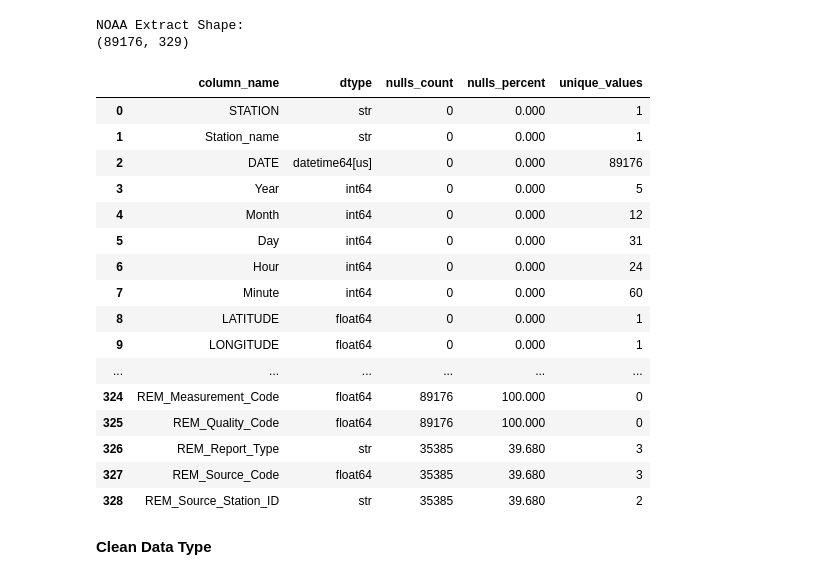
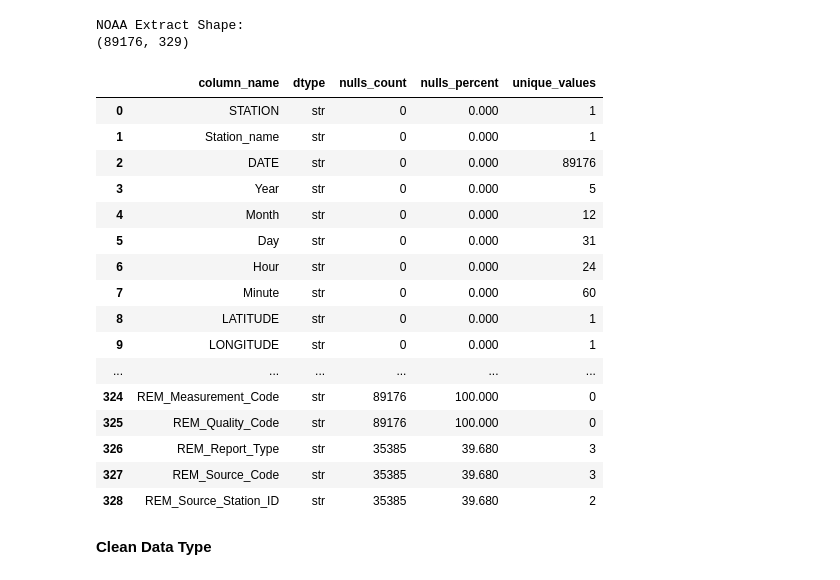
Before and after one commit to UC-Berkeley-I-School/207-Summer26-FinalProject-MLModel, a Jupyter notebook: Data_Preprocessing/SFO_NOAA_Preprocessing_YvonneChook.ipynb, the cells around one changed output. Cells and saved outputs as stored; diff of their text form; code cells hidden in the pictures.

```diff
--- a/Data_Preprocessing/SFO_NOAA_Preprocessing_YvonneChook.ipynb
+++ b/Data_Preprocessing/SFO_NOAA_Preprocessing_YvonneChook.ipynb
@@ -4,8 +4,8 @@
 import pandas as pd
 # %%
 #Load data
-NOAA_SFO_df = pd.read_csv(
-    "../Data_Extraction/SFO_NOAA_raw_YvonneChook/NOAA_SFO_2022_2026.csv"
+NOAA_SFO_df = pd.read_parquet(
+    "../Data_Extraction/SFO_NOAA_raw_YvonneChook/NOAA_SFO_2022_2026.parquet"
 )
 
 NOAA_SFO_df.head()
@@ -29,31 +29,37 @@ NOAA Extract Shape:
 # %%
 # Review NOAA SFO dataset info
 NOAA_summary = pd.DataFrame({
     "column_name": NOAA_SFO_df.columns,
     "dtype": NOAA_SFO_df.dtypes.values,
     "nulls_count": NOAA_SFO_df.isna().sum().values,
     "nulls_percent": (NOAA_SFO_df.isna().mean().values * 100).round(3),
     "unique_values": NOAA_SFO_df.nunique().values
 })
 
+#I want to see all data
+pd.set_option("display.max_rows", None)
+pd.set_option("display.max_columns", None)
+pd.set_option("display.max_colwidth", None)
+
+
 display(NOAA_summary)
 # %% [output]
 |  | column_name | dtype | nulls_count | nulls_percent | unique_values |
 | 0 | STATION | str | 0 | 0.000 | 1 |
 | 1 | Station_name | str | 0 | 0.000 | 1 |
-| 2 | DATE | datetime64[us] | 0 | 0.000 | 89176 |
-| 3 | Year | int64 | 0 | 0.000 | 5 |
-| 4 | Month | int64 | 0 | 0.000 | 12 |
-| 5 | Day | int64 | 0 | 0.000 | 31 |
-| 6 | Hour | int64 | 0 | 0.000 | 24 |
-| 7 | Minute | int64 | 0 | 0.000 | 60 |
-| 8 | LATITUDE | float64 | 0 | 0.000 | 1 |
-| 9 | LONGITUDE | float64 | 0 | 0.000 | 1 |
+| 2 | DATE | str | 0 | 0.000 | 89176 |
+| 3 | Year | str | 0 | 0.000 | 5 |
+| 4 | Month | str | 0 | 0.000 | 12 |
+| 5 | Day | str | 0 | 0.000 | 31 |
+| 6 | Hour | str | 0 | 0.000 | 24 |
+| 7 | Minute | str | 0 | 0.000 | 60 |
+| 8 | LATITUDE | str | 0 | 0.000 | 1 |
+| 9 | LONGITUDE | str | 0 | 0.000 | 1 |
 | ... | ... | ... | ... | ... | ... |
-| 324 | REM_Measurement_Code | float64 | 89176 | 100.000 | 0 |
-| 325 | REM_Quality_Code | float64 | 89176 | 100.000 | 0 |
+| 324 | REM_Measurement_Code | str | 89176 | 100.000 | 0 |
+| 325 | REM_Quality_Code | str | 89176 | 100.000 | 0 |
 | 326 | REM_Report_Type | str | 35385 | 39.680 | 3 |
-| 327 | REM_Source_Code | float64 | 35385 | 39.680 | 3 |
+| 327 | REM_Source_Code | str | 35385 | 39.680 | 3 |
 | 328 | REM_Source_Station_ID | str | 35385 | 39.680 | 2 |
 # %% [markdown]
 **Clean Data Type**
```
Also changed, not shown: parts of 11 cells of this notebook, 6 other files.
